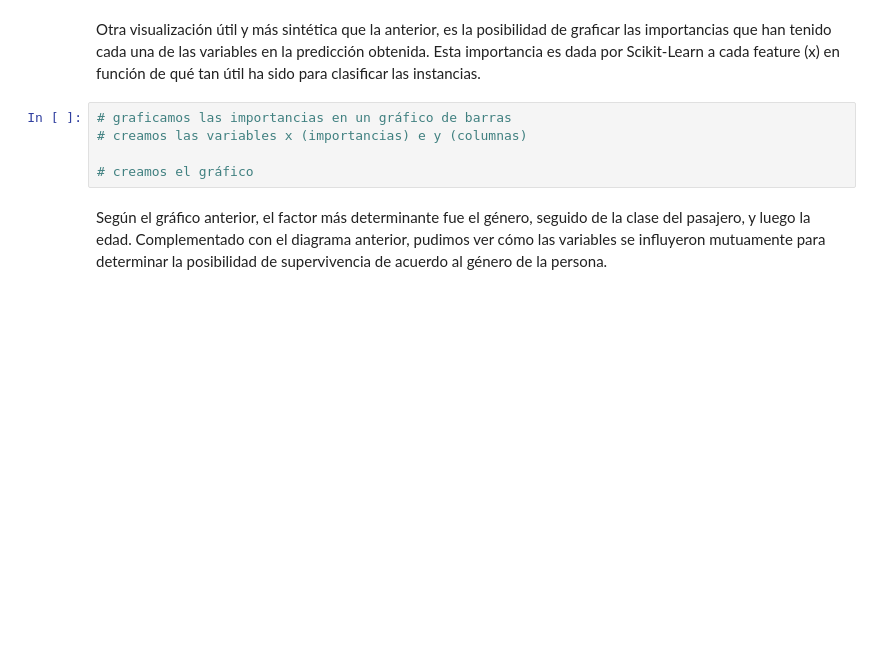
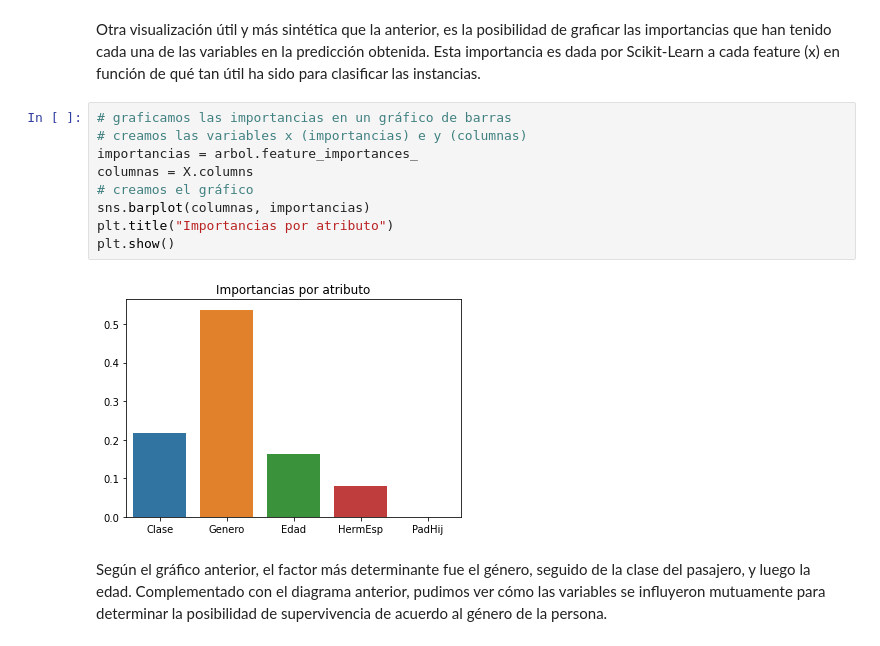
Before and after one commit to sszahinos/Python-Total-Course, a Jupyter notebook: Day 15 - Surviving Titanic (Machine Learning)/Python_TOTAL_Machine_Learning.ipynb, the cells around one changed output. Saved outputs shown, nothing was run; the diff lists cells and outputs as text; blank space fills up the shorter version.

```diff
--- a/Day 15 - Surviving Titanic (Machine Learning)/Python_TOTAL_Machine_Learning.ipynb
+++ b/Day 15 - Surviving Titanic (Machine Learning)/Python_TOTAL_Machine_Learning.ipynb
@@ -96,8 +153,14 @@ Otra visualización útil y más sintética que la anterior, es la posibilidad d
 # %%
 # graficamos las importancias en un gráfico de barras
 # creamos las variables x (importancias) e y (columnas)
-
+importancias = arbol.feature_importances_
+columnas = X.columns
 # creamos el gráfico
+sns.barplot(columnas, importancias)
+plt.title("Importancias por atributo")
+plt.show()
+# %% [output]
+[figure, added]
 # %% [markdown]
 Según el gráfico anterior, el factor más determinante fue el género, seguido de la clase del pasajero, y luego la edad. Complementado con el diagrama anterior, pudimos ver cómo las variables se influyeron mutuamente para determinar la posibilidad de supervivencia de acuerdo al género de la persona.
 # %% [markdown]
```
Also changed, not shown: parts of 16 cells of this notebook.
